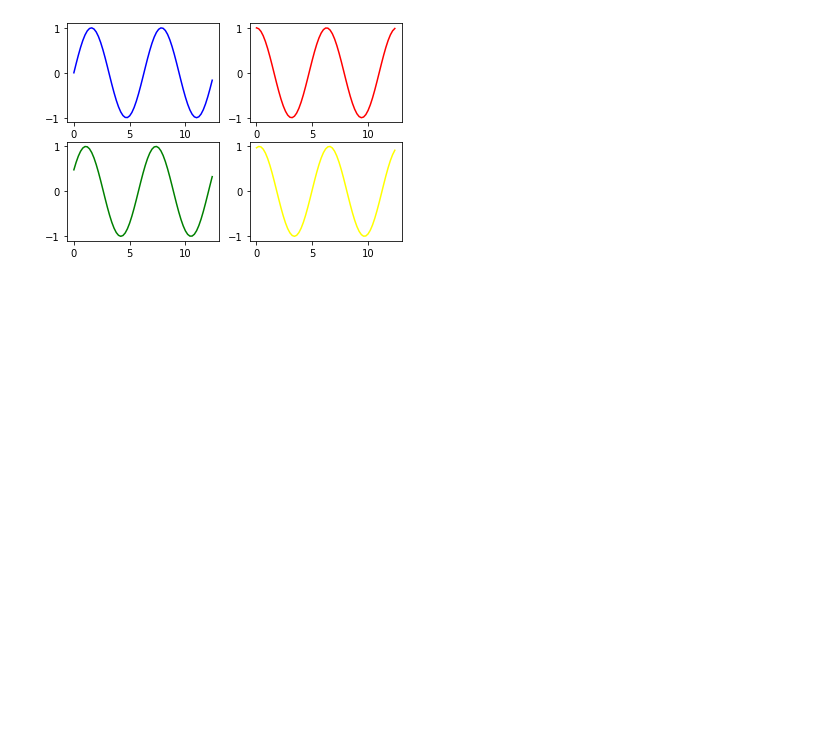
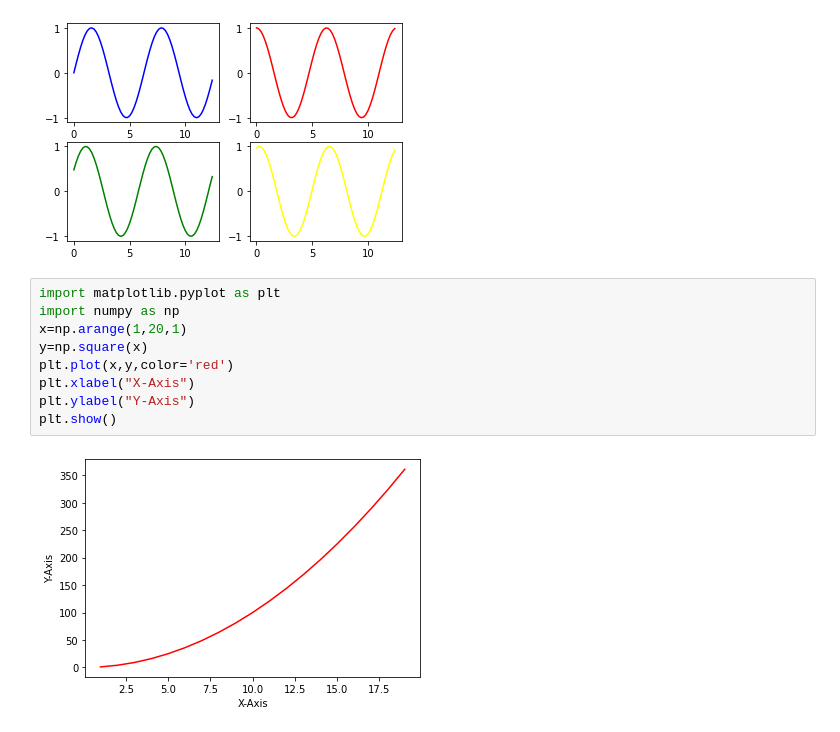
Before and after one commit to singhrishiraj/colab_python_assignment-5, a Jupyter notebook: Welcome_To_Colaboratory.ipynb, the cells around one changed output. Cells and saved outputs as stored; diff of their text form; blank space fills up the shorter version.

```diff
--- a/Welcome_To_Colaboratory.ipynb
+++ b/Welcome_To_Colaboratory.ipynb
@@ -161,3 +161,14 @@ plt.plot(x,y,color='yellow')
 plt.show()
 # %% [output]
 [figure]
+# %%
+import matplotlib.pyplot as plt
+import numpy as np
+x=np.arange(1,20,1)
+y=np.square(x)
+plt.plot(x,y,color='red')
+plt.xlabel("X-Axis")
+plt.ylabel("Y-Axis")
+plt.show()
+# %% [output]
+[figure, added]
```
Also changed, not shown: parts of 1 cell of this notebook.
